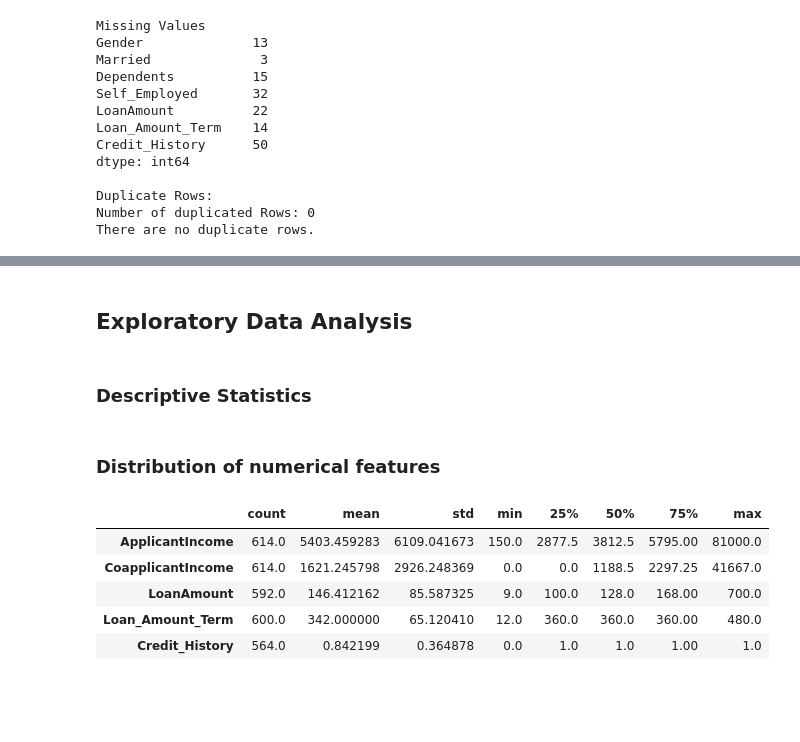
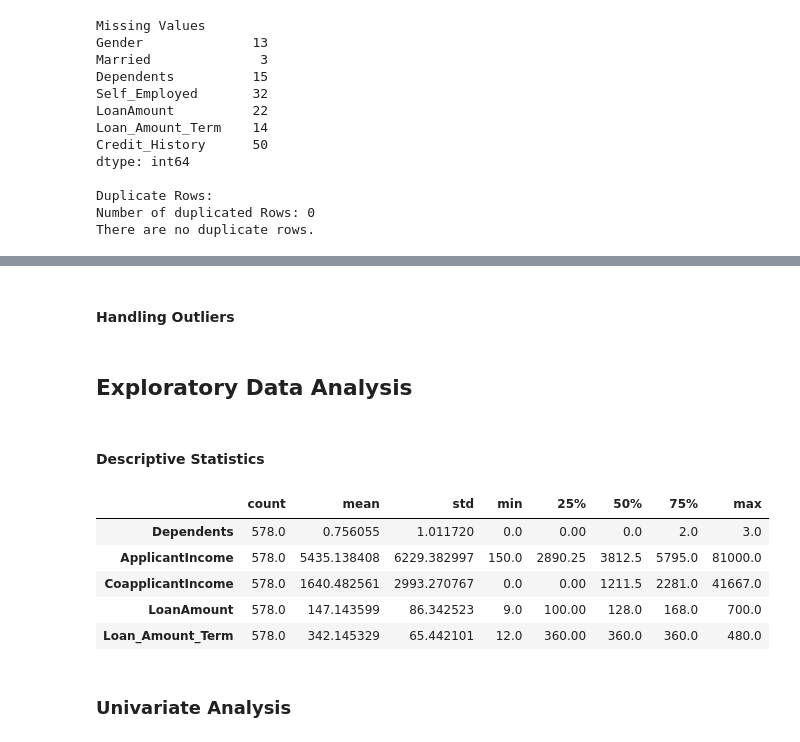
Before and after one commit to KudoroEsther/Files_Backend, a Jupyter notebook: HomeLoan.ipynb, the cells around one changed output, grey strips where cells are left out. Drawn from its saved outputs; the diff is of its cells as text; code cells hidden in the pictures; blank space fills up the shorter version.

Commit message:
Loan

```diff
--- a/HomeLoan.ipynb
+++ b/HomeLoan.ipynb
@@ -52,0 +76,5 @@ df = train_data.copy()
+# %%
+#Correcting datatypes
+df["Dependents"] = df["Dependents"].replace("3+", 3)
+
+df= df.astype({"Dependents":"float64", "ApplicantIncome":"float64"})
@@ -107,0 +138,13 @@ memory usage: 62.5+ KB
+# %%
+#Handling missing values
+df.dropna(subset=["LoanAmount"], inplace=True)
+# %%
+df.dropna(subset=["Loan_Amount_Term"], inplace=True)
+# %%
+#Handling missing values
+df["Gender"] = df['Gender'].fillna(df["Gender"].mode().iloc[0])
+df["Married"] = df['Married'].fillna(df["Married"].mode().iloc[0])
+
+df["Dependents"] = df['Dependents'].fillna(df["Dependents"].median())
+df["Self_Employed"] = df['Self_Employed'].fillna(df["Self_Employed"].mode().iloc[0])
+df["Credit_History"] = df['Credit_History'].fillna(df["Credit_History"].median())
@@ -108,16 +168,19 @@ memory usage: 62.5+ KB
+# %% [markdown]
+#### Handling Outliers
 # %% [markdown]
 ## Exploratory Data Analysis
 # %% [markdown]
-### Descriptive Statistics
+#### Descriptive Statistics
-# %% [markdown]
-### Distribution of numerical features
 # %%
 num_features = df.select_dtypes(include=['float64', 'int64']).columns
+num_features = num_features.drop("Credit_History")
 df[num_features].describe().T
 # %% [output]
 |  | count | mean | std | min | 25% | 50% | 75% | max |
-| ApplicantIncome | 614.0 | 5403.459283 | 6109.041673 | 150.0 | 2877.5 | 3812.5 | 5795.00 | 81000.0 |
-| CoapplicantIncome | 614.0 | 1621.245798 | 2926.248369 | 0.0 | 0.0 | 1188.5 | 2297.25 | 41667.0 |
-| LoanAmount | 592.0 | 146.412162 | 85.587325 | 9.0 | 100.0 | 128.0 | 168.00 | 700.0 |
-| Loan_Amount_Term | 600.0 | 342.000000 | 65.120410 | 12.0 | 360.0 | 360.0 | 360.00 | 480.0 |
-| Credit_History | 564.0 | 0.842199 | 0.364878 | 0.0 | 1.0 | 1.0 | 1.00 | 1.0 |
+| Dependents | 578.0 | 0.756055 | 1.011720 | 0.0 | 0.00 | 0.0 | 2.0 | 3.0 |
+| ApplicantIncome | 578.0 | 5435.138408 | 6229.382997 | 150.0 | 2890.25 | 3812.5 | 5795.0 | 81000.0 |
+| CoapplicantIncome | 578.0 | 1640.482561 | 2993.270767 | 0.0 | 0.00 | 1211.5 | 2281.0 | 41667.0 |
+| LoanAmount | 578.0 | 147.143599 | 86.342523 | 9.0 | 100.00 | 128.0 | 168.0 | 700.0 |
+| Loan_Amount_Term | 578.0 | 342.145329 | 65.442101 | 12.0 | 360.00 | 360.0 | 360.0 | 480.0 |
+# %% [markdown]
+### **Univariate Analysis**
```
Also changed, not shown: parts of 12 cells of this notebook.
